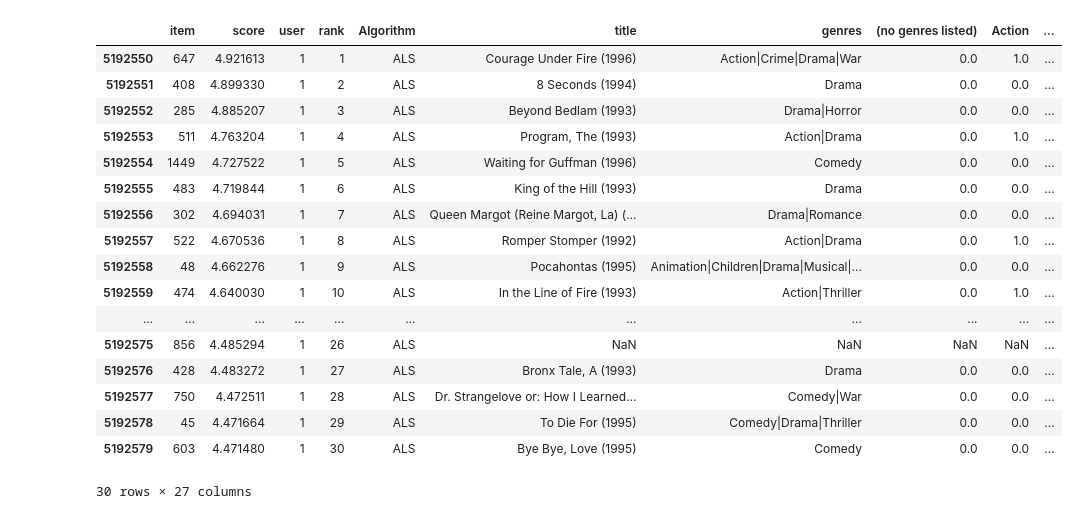
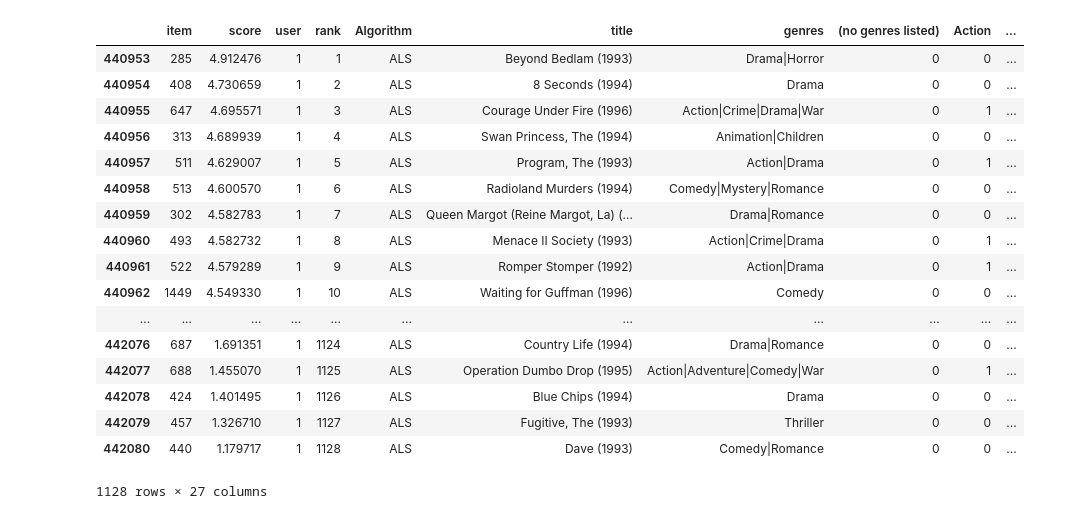
Before and after one commit to DeniseWarncke/Fair-Recommendations, a Jupyter notebook: notebooks/Test af pipeline.ipynb, the cells around one changed output. Saved outputs shown, nothing was run; the diff lists cells and outputs as text; code cells hidden in the pictures.

```diff
--- a/notebooks/Test af pipeline.ipynb
+++ b/notebooks/Test af pipeline.ipynb
@@ -17,28 +17,29 @@ import math
 import pickle
 %matplotlib inline
 # %%
-test_data = pd.read_pickle("test_data_Lenskit100k")
-all_recs_joined = pd.read_pickle("all_recs_joined_Lenskit100k")
+test_data = pd.read_pickle("test_data_Lenskit2")
+all_recs_joined = pd.read_pickle("all_recs_joined_Lenskit2")
 # %%
+testdata = all_recs_joined.loc[(all_recs_joined["user"] == 1) | (all_recs_joined["user"] == 1)]
 testdata = all_recs_joined.loc[(all_recs_joined["user"] == 1) & (all_recs_joined["Algorithm"] == "ALS")]
-testdata = testdata.iloc[0:30,:]
+#testdata = testdata.iloc[0:30,:]
 testdata
 # %% [output]
 |  | item | score | user | rank | Algorithm | title | genres | (no genres listed) | Action | ... |
-| 5192550 | 647 | 4.921613 | 1 | 1 | ALS | Courage Under Fire (1996) | Action|Crime|Drama|War | 0.0 | 1.0 | ... |
-| 5192551 | 408 | 4.899330 | 1 | 2 | ALS | 8 Seconds (1994) | Drama | 0.0 | 0.0 | ... |
-| 5192552 | 285 | 4.885207 | 1 | 3 | ALS | Beyond Bedlam (1993) | Drama|Horror | 0.0 | 0.0 | ... |
-| 5192553 | 511 | 4.763204 | 1 | 4 | ALS | Program, The (1993) | Action|Drama | 0.0 | 1.0 | ... |
-| 5192554 | 1449 | 4.727522 | 1 | 5 | ALS | Waiting for Guffman (1996) | Comedy | 0.0 | 0.0 | ... |
-| 5192555 | 483 | 4.719844 | 1 | 6 | ALS | King of the Hill (1993) | Drama | 0.0 | 0.0 | ... |
-| 5192556 | 302 | 4.694031 | 1 | 7 | ALS | Queen Margot (Reine Margot, La) (... | Drama|Romance | 0.0 | 0.0 | ... |
-| 5192557 | 522 | 4.670536 | 1 | 8 | ALS | Romper Stomper (1992) | Action|Drama | 0.0 | 1.0 | ... |
-| 5192558 | 48 | 4.662276 | 1 | 9 | ALS | Pocahontas (1995) | Animation|Children|Drama|Musical|... | 0.0 | 0.0 | ... |
-| 5192559 | 474 | 4.640030 | 1 | 10 | ALS | In the Line of Fire (1993) | Action|Thriller | 0.0 | 1.0 | ... |
+| 440953 | 285 | 4.912476 | 1 | 1 | ALS | Beyond Bedlam (1993) | Drama|Horror | 0 | 0 | ... |
+| 440954 | 408 | 4.730659 | 1 | 2 | ALS | 8 Seconds (1994) | Drama | 0 | 0 | ... |
+| 440955 | 647 | 4.695571 | 1 | 3 | ALS | Courage Under Fire (1996) | Action|Crime|Drama|War | 0 | 1 | ... |
+| 440956 | 313 | 4.689939 | 1 | 4 | ALS | Swan Princess, The (1994) | Animation|Children | 0 | 0 | ... |
+| 440957 | 511 | 4.629007 | 1 | 5 | ALS | Program, The (1993) | Action|Drama | 0 | 1 | ... |
+| 440958 | 513 | 4.600570 | 1 | 6 | ALS | Radioland Murders (1994) | Comedy|Mystery|Romance | 0 | 0 | ... |
+| 440959 | 302 | 4.582783 | 1 | 7 | ALS | Queen Margot (Reine Margot, La) (... | Drama|Romance | 0 | 0 | ... |
+| 440960 | 493 | 4.582732 | 1 | 8 | ALS | Menace II Society (1993) | Action|Crime|Drama | 0 | 1 | ... |
+| 440961 | 522 | 4.579289 | 1 | 9 | ALS | Romper Stomper (1992) | Action|Drama | 0 | 1 | ... |
+| 440962 | 1449 | 4.549330 | 1 | 10 | ALS | Waiting for Guffman (1996) | Comedy | 0 | 0 | ... |
 | ... | ... | ... | ... | ... | ... | ... | ... | ... | ... | ... |
-| 5192575 | 856 | 4.485294 | 1 | 26 | ALS | NaN | NaN | NaN | NaN | ... |
-| 5192576 | 428 | 4.483272 | 1 | 27 | ALS | Bronx Tale, A (1993) | Drama | 0.0 | 0.0 | ... |
-| 5192577 | 750 | 4.472511 | 1 | 28 | ALS | Dr. Strangelove or: How I Learned... | Comedy|War | 0.0 | 0.0 | ... |
-| 5192578 | 45 | 4.471664 | 1 | 29 | ALS | To Die For (1995) | Comedy|Drama|Thriller | 0.0 | 0.0 | ... |
-| 5192579 | 603 | 4.471480 | 1 | 30 | ALS | Bye Bye, Love (1995) | Comedy | 0.0 | 0.0 | ... |
+| 442076 | 687 | 1.691351 | 1 | 1124 | ALS | Country Life (1994) | Drama|Romance | 0 | 0 | ... |
+| 442077 | 688 | 1.455070 | 1 | 1125 | ALS | Operation Dumbo Drop (1995) | Action|Adventure|Comedy|War | 0 | 1 | ... |
+| 442078 | 424 | 1.401495 | 1 | 1126 | ALS | Blue Chips (1994) | Drama | 0 | 0 | ... |
+| 442079 | 457 | 1.326710 | 1 | 1127 | ALS | Fugitive, The (1993) | Thriller | 0 | 0 | ... |
+| 442080 | 440 | 1.179717 | 1 | 1128 | ALS | Dave (1993) | Comedy|Romance | 0 | 0 | ... |
-30 rows × 27 columns
+1128 rows × 27 columns
```
Also changed, not shown: parts of 4 cells of this notebook, 10 other files.
